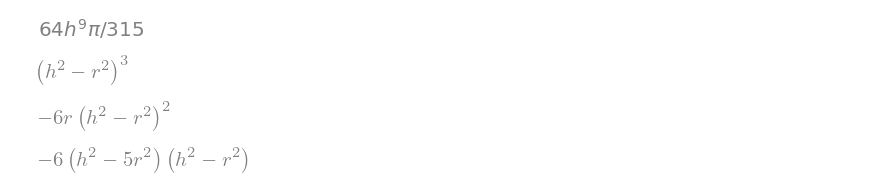
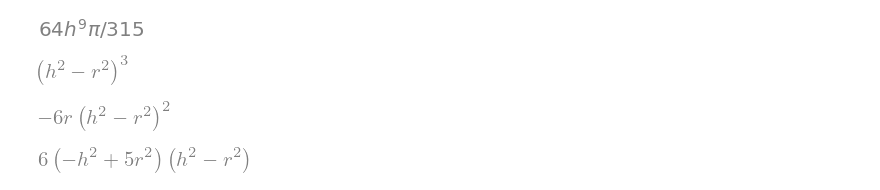
Before and after one commit to CcydtN/SmoothParticleHydrodynamics, a Jupyter notebook: equation/poly6_kernel.ipynb, the cells around one changed output. Saved outputs shown, nothing was run; the diff lists cells and outputs as text; code cells hidden in the pictures.

```diff
--- a/equation/poly6_kernel.ipynb
+++ b/equation/poly6_kernel.ipynb
@@ -12,17 +14,10 @@ volume = integrate(4*pi*r**2*func, (r, 0, h))
 simplify(volume)
 # %% [output]
 [figure]
-# %%
-simplify(func)
-# %% [output]
-[figure, removed]
-# %%
-gradient = simplify(diff(func, r))
-simplify(gradient)
-# %% [output]
-[figure, removed]
-# %%
-laplacian = simplify(diff(gradient, r))
-simplify(laplacian)
-# %% [output]
-[figure, removed]
+# %%
+function, gradient, laplacian = util.get_derivatives(func, r)
+display(function, gradient, laplacian)
+# %% [output]
+[figure, added]
+[figure, added]
+[figure, added]
```
Also changed, not shown: parts of 3 cells of this notebook, 2 other files.
